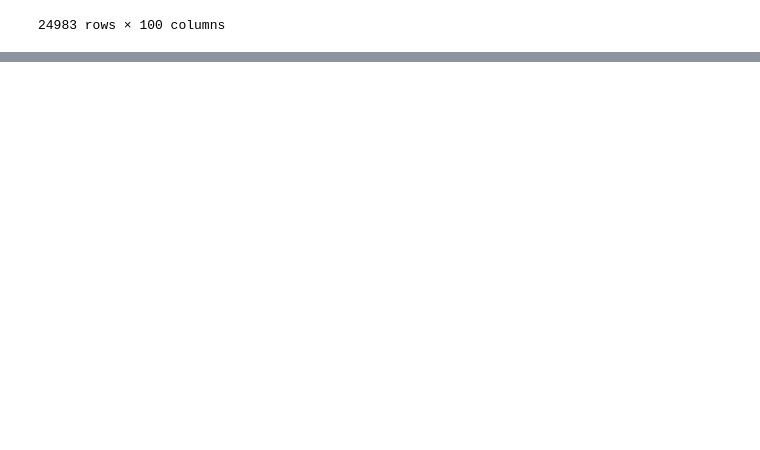
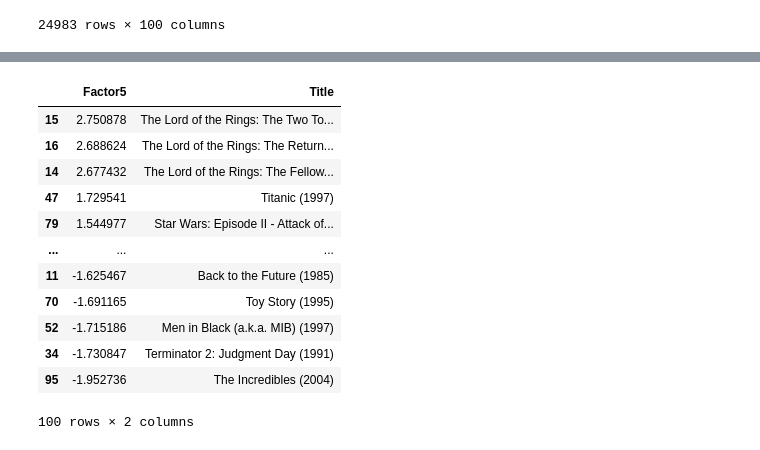
Before and after one commit to cyberanalyst268/Data-Science-and-Decision-Making, a Jupyter notebook: my_recommender.ipynb, the cells around one changed output, grey strips where cells are left out. Drawn from its saved outputs; the diff is of its cells as text; code cells hidden in the pictures; blank space fills up the shorter version.

```diff
--- a/my_recommender.ipynb
+++ b/my_recommender.ipynb
@@ -219,0 +297,17 @@ comparison_data
+# %%
+qq = mdata[['Factor5','Title']]
+qq.sort_values('Factor5',ascending=False)
+# %% [output]
+|  | Factor5 | Title |
+| 15 | 2.750878 | The Lord of the Rings: The Two To... |
+| 16 | 2.688624 | The Lord of the Rings: The Return... |
+| 14 | 2.677432 | The Lord of the Rings: The Fellow... |
+| 47 | 1.729541 | Titanic (1997) |
+| 79 | 1.544977 | Star Wars: Episode II - Attack of... |
+| ... | ... | ... |
+| 11 | -1.625467 | Back to the Future (1985) |
+| 70 | -1.691165 | Toy Story (1995) |
+| 52 | -1.715186 | Men in Black (a.k.a. MIB) (1997) |
+| 34 | -1.730847 | Terminator 2: Judgment Day (1991) |
+| 95 | -1.952736 | The Incredibles (2004) |
+100 rows × 2 columns
```
Also changed, not shown: parts of 5 cells of this notebook.
